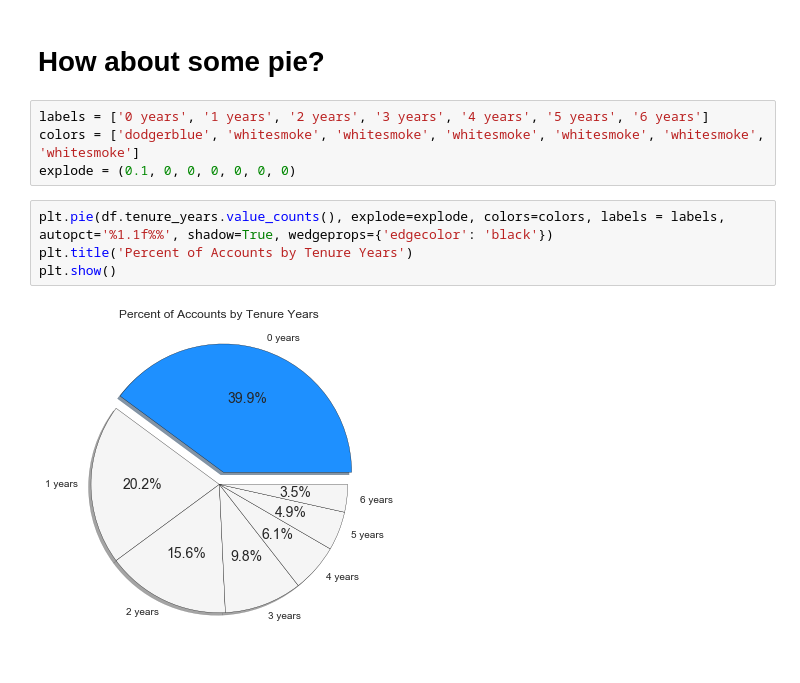
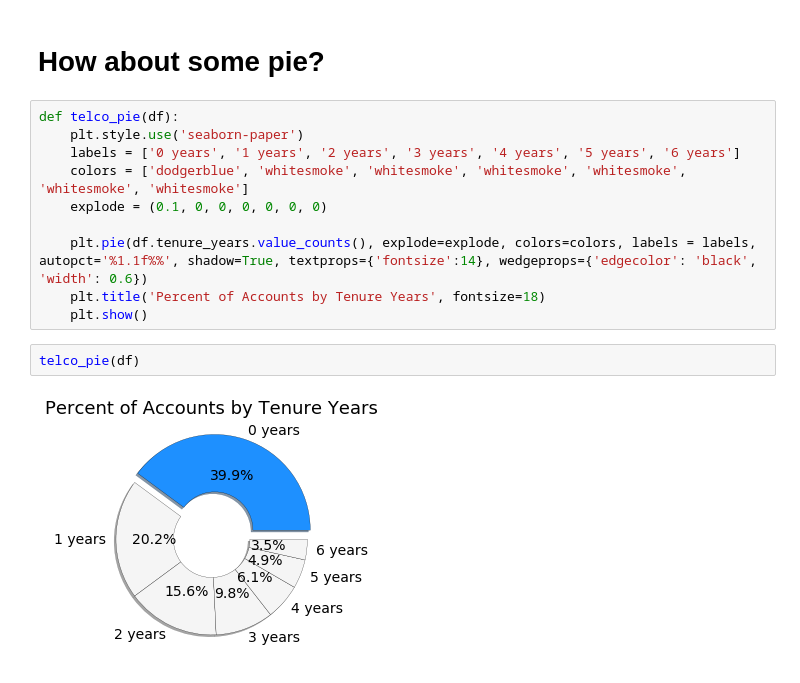
Before and after one commit to faithkane3/zillow_project, a Jupyter notebook: explore.ipynb, the cells around one changed output. Cells and saved outputs as stored; diff of their text form.

```diff
--- a/explore.ipynb
+++ b/explore.ipynb
@@ -206,12 +196,16 @@ plt.show()
 # %% [markdown]
 # How about some pie?
 # %%
-labels = ['0 years', '1 years', '2 years', '3 years', '4 years', '5 years', '6 years']
-colors = ['dodgerblue', 'whitesmoke', 'whitesmoke', 'whitesmoke', 'whitesmoke', 'whitesmoke', 'whitesmoke']
-explode = (0.1, 0, 0, 0, 0, 0, 0)
+def telco_pie(df):
+    plt.style.use('seaborn-paper')
+    labels = ['0 years', '1 years', '2 years', '3 years', '4 years', '5 years', '6 years']
+    colors = ['dodgerblue', 'whitesmoke', 'whitesmoke', 'whitesmoke', 'whitesmoke', 'whitesmoke', 'whitesmoke']
+    explode = (0.1, 0, 0, 0, 0, 0, 0)
+
+    plt.pie(df.tenure_years.value_counts(), explode=explode, colors=colors, labels = labels, autopct='%1.1f%%', shadow=True, textprops={'fontsize':14}, wedgeprops={'edgecolor': 'black', 'width': 0.6})
+    plt.title('Percent of Accounts by Tenure Years', fontsize=18)
+    plt.show()
-# %%
-plt.pie(df.tenure_years.value_counts(), explode=explode, colors=colors, labels = labels, autopct='%1.1f%%', shadow=True, wedgeprops={'edgecolor': 'black'})
-plt.title('Percent of Accounts by Tenure Years')
-plt.show()
-# %% [output]
-[figure, removed]
+# %%
+telco_pie(df)
+# %% [output]
+[figure, added]
```
Also changed, not shown: parts of 13 cells of this notebook.
